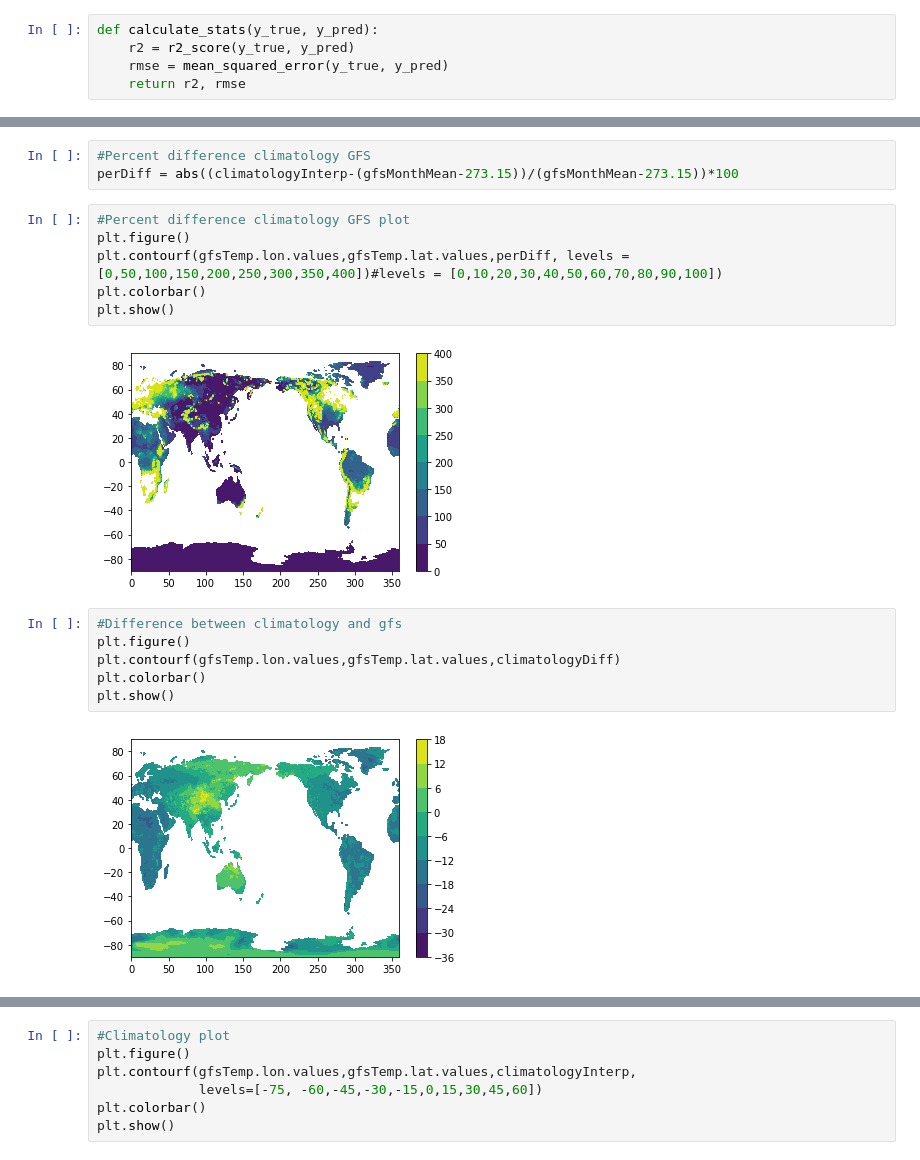
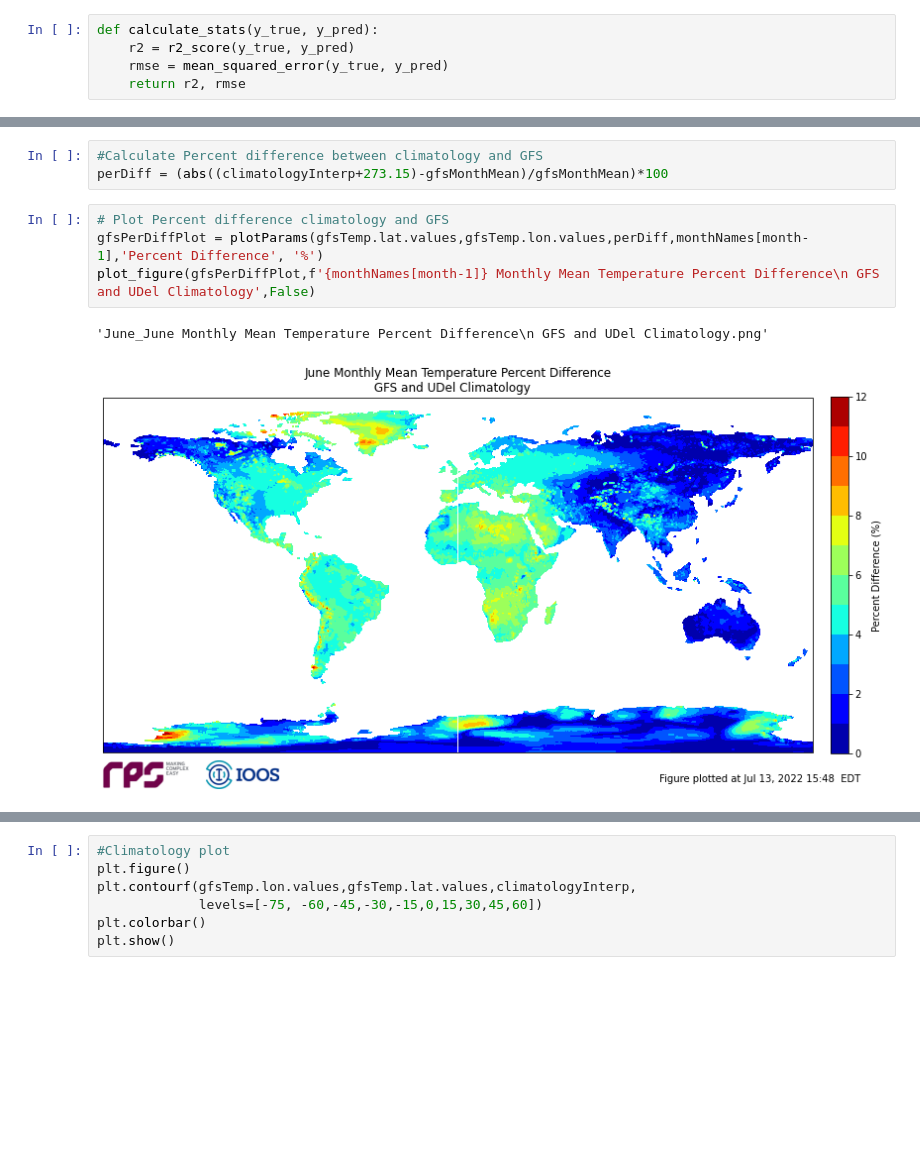
Before and after one commit to ioos/Cloud-Sandbox, a Jupyter notebook: cloudflow/notebooks/ufs_test.ipynb, the cells around one changed output, grey strips where cells are left out. Cells and saved outputs as stored; diff of their text form; blank space fills up the shorter version.

```diff
--- a/cloudflow/notebooks/ufs_test.ipynb
+++ b/cloudflow/notebooks/ufs_test.ipynb
@@ -350,21 +373,12 @@ climatologyDiff, climatologyInterp = difference_datasets(climatologyTemp.isel(ti
 (360, 720)
 (360, 720)
 # %%
-#Percent difference climatology GFS
-perDiff = abs((climatologyInterp-(gfsMonthMean-273.15))/(gfsMonthMean-273.15))*100
+#Calculate Percent difference between climatology and GFS
+perDiff = (abs((climatologyInterp+273.15)-gfsMonthMean)/gfsMonthMean)*100
-# %%
-#Percent difference climatology GFS plot
-plt.figure()
-plt.contourf(gfsTemp.lon.values,gfsTemp.lat.values,perDiff, levels = [0,50,100,150,200,250,300,350,400])#levels = [0,10,20,30,40,50,60,70,80,90,100])
-plt.colorbar()
-plt.show()
-# %% [output]
-[figure, removed]
-# %%
-#Difference between climatology and gfs
-plt.figure()
-plt.contourf(gfsTemp.lon.values,gfsTemp.lat.values,climatologyDiff)
-plt.colorbar()
-plt.show()
-# %% [output]
-[figure, removed]
+# %%
+# Plot Percent difference climatology and GFS
+gfsPerDiffPlot = plotParams(gfsTemp.lat.values,gfsTemp.lon.values,perDiff,monthNames[month-1],'Percent Difference', '%')
+plot_figure(gfsPerDiffPlot,f'{monthNames[month-1]} Monthly Mean Temperature Percent Difference\n GFS and UDel Climatology',False)
+# %% [output]
+'June_June Monthly Mean Temperature Percent Difference\n GFS and UDel Climatology.png'
+[figure, added]
```
Also changed, not shown: parts of 24 cells of this notebook.
